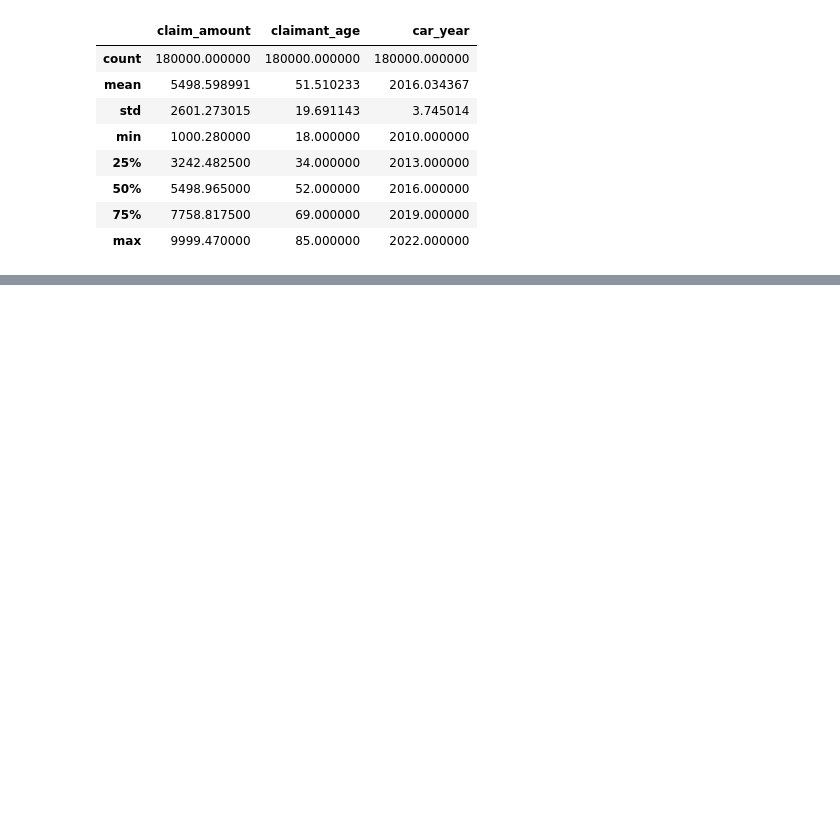
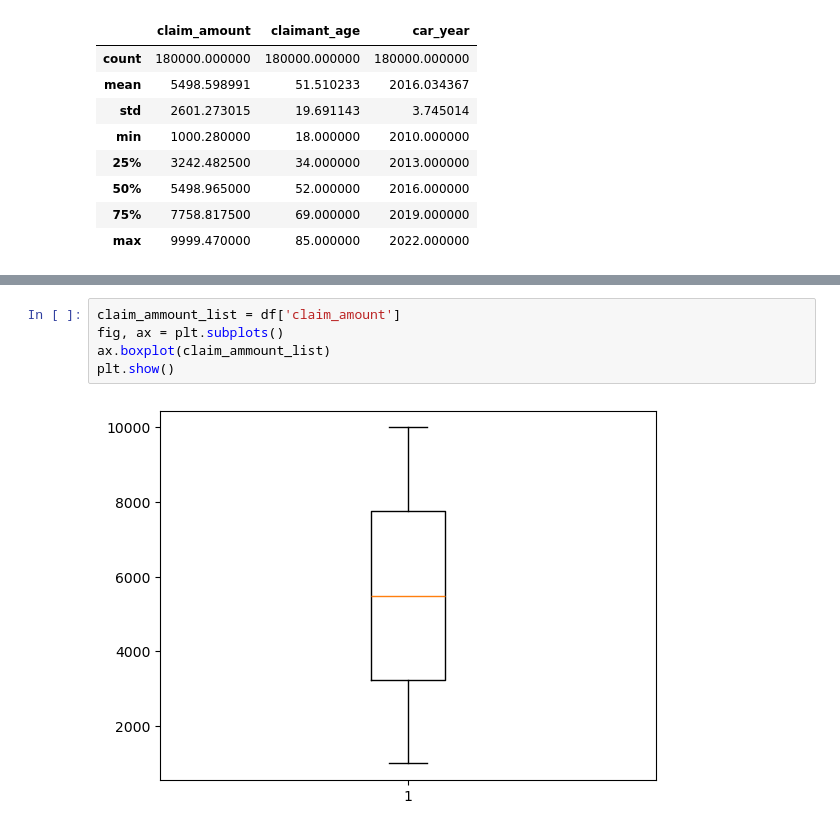
Before and after one commit to letciacandido/Process-Mining_Seguradora, a Jupyter notebook: notebook/analiselog.ipynb, the cells around one changed output, grey strips where cells are left out. Drawn from its saved outputs; the diff is of its cells as text; blank space fills up the shorter version.

```diff
--- a/notebook/analiselog.ipynb
+++ b/notebook/analiselog.ipynb
@@ -66,0 +236,7 @@ display(df['activity_name'].unique())
+# %%
+claim_ammount_list = df['claim_amount']
+fig, ax = plt.subplots()
+ax.boxplot(claim_ammount_list)
+plt.show()
+# %% [output]
+[figure, added]
```
Also changed, not shown: parts of 11 cells of this notebook, 4 other files.
